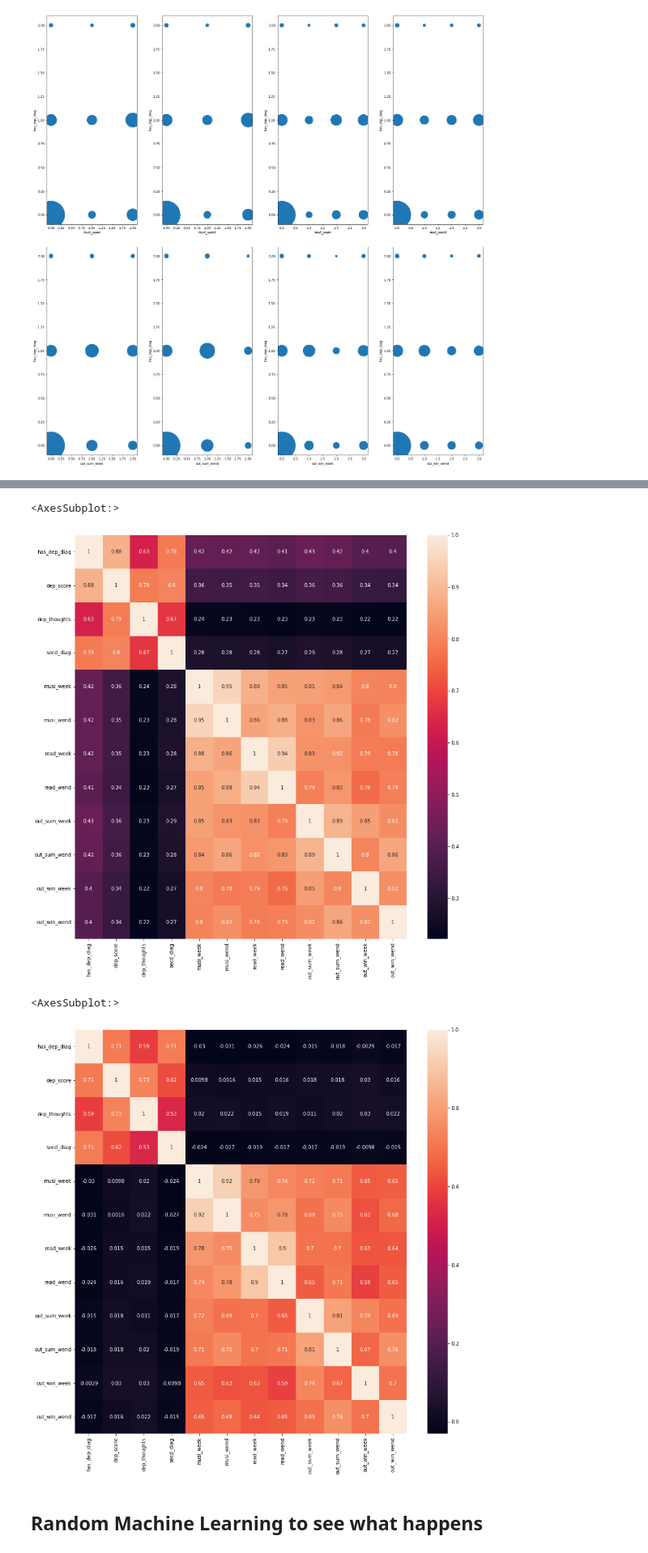
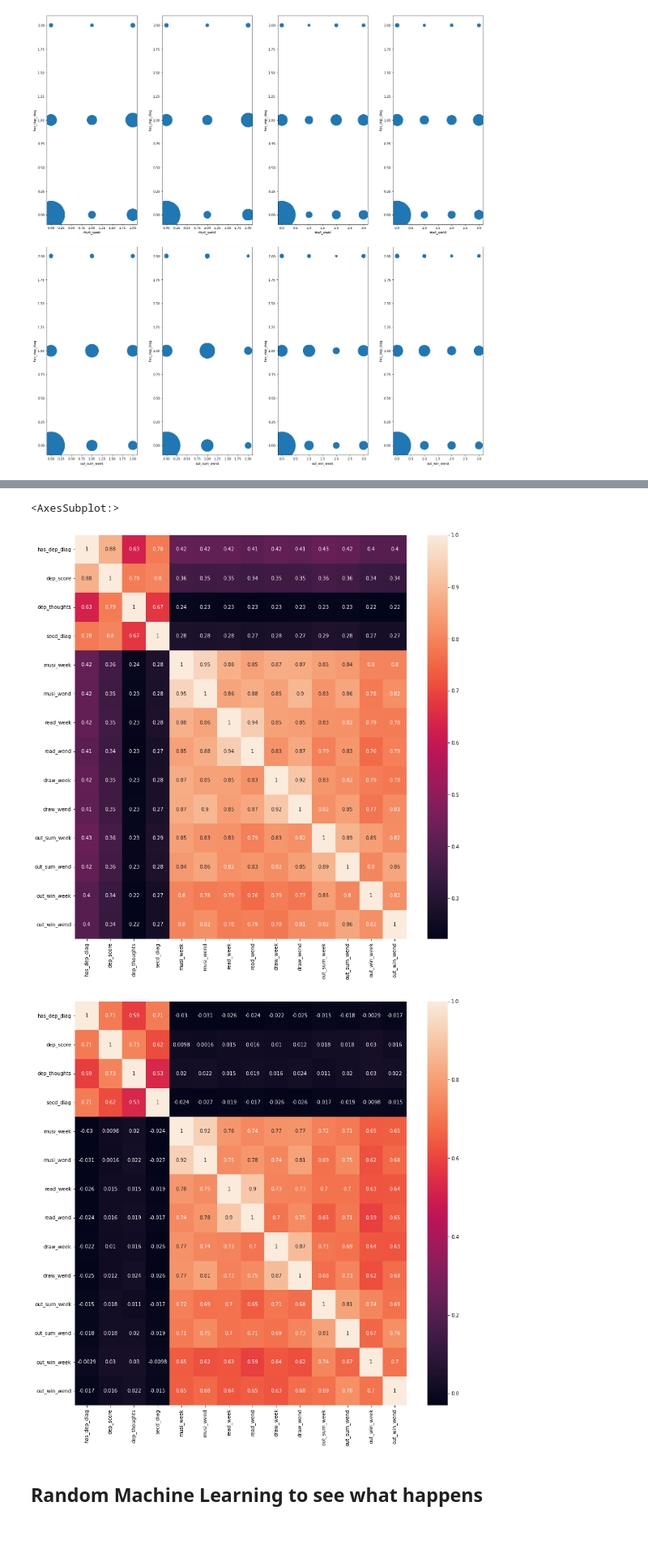
Before and after one commit to phillipSloan/applied-data-science, a Jupyter notebook: personal-notebooks/data-exploration-phillip.ipynb, the cells around one changed output, grey strips where cells are left out. Shown at 81% size. Drawn from its saved outputs; the diff is of its cells as text; code cells hidden in the pictures.

```diff
--- a/personal-notebooks/data-exploration-phillip.ipynb
+++ b/personal-notebooks/data-exploration-phillip.ipynb
@@ -71,7 +71,8 @@ out_win_week = Average time child spent per day out of doors in winter on a typi
 out_win_wend = Average time child spent per day out of doors in winter on a typical weekend day
 # %%
 columns = ['has_dep_diag','dep_score','dep_thoughts','secd_diag',
-           'musi_week', 'musi_wend', 'read_week', 'read_wend', 'out_sum_week','out_sum_wend', 'out_win_week', 'out_win_wend']
+           'musi_week', 'musi_wend', 'read_week', 'read_wend', 'draw_week', 'draw_wend',
+           'out_sum_week','out_sum_wend', 'out_win_week', 'out_win_wend']
 # %%
 df = raw_df[columns]
 df.shape
@@ -139,22 +140,24 @@ plt.rcParams["figure.figsize"] = [15, 15]
 sns.heatmap(corr_matrix, annot=True)
 # %% [output]
 <AxesSubplot:>
-[figure, old version]
+[figure, new version]
 # %%
 # Making a new dataframe where each row has at least one diagnoses column that is not a NaN.
 # Checking to see if this makes a difference, to make the columns more correlated?
 diag_cols = ['has_dep_diag',
              'dep_score',
              'dep_thoughts',
              'secd_diag']
 
 df = raw_df.dropna(how="all", subset=diag_cols)
 df = df[columns]
 df = fill_nan_encode_categories(df)
 
 corr_matrix = df.corr()#method='spearman')
 plt.rcParams["figure.figsize"] = [15, 15]
-sns.heatmap(corr_matrix, annot=True)
+snsplot = sns.heatmap(corr_matrix, annot=True)
+
+plot2save = snsplot.get_figure()
+plot2save.savefig("output.png")
 # %% [output]
-<AxesSubplot:>
-[figure, old version]
+[figure, new version]
```
Also changed, not shown: parts of 15 cells of this notebook, 2 other files.
